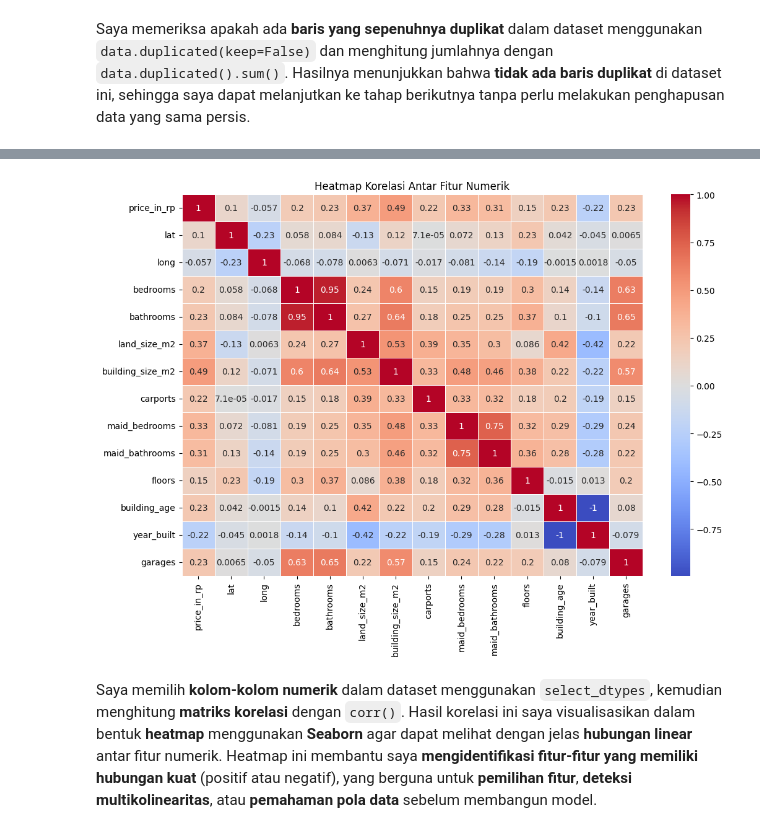
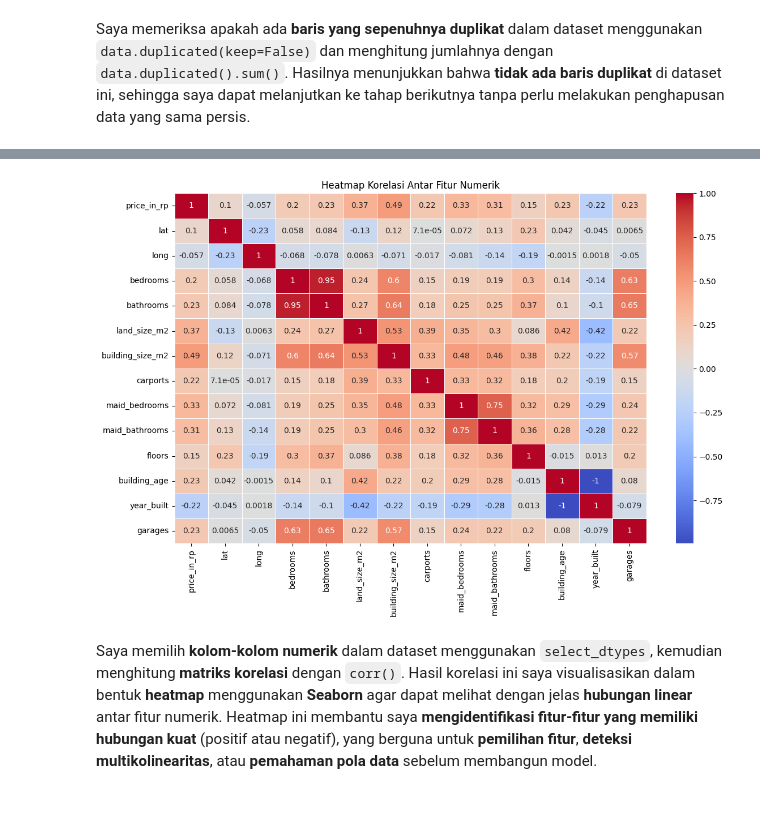
Before and after one commit to aldyNaufal/regression_house_price, a Jupyter notebook: notebook/main.ipynb, the cells around one changed output, grey strips where cells are left out. Cells and saved outputs as stored; diff of their text form; code cells hidden in the pictures; blank space fills up the shorter version.

```diff
--- a/notebook/main.ipynb
+++ b/notebook/main.ipynb
@@ -199,17 +183,20 @@ plt.show()
 # %%
 # Ambil hanya kolom numerik
 numeric_data = data.select_dtypes(include=['float64', 'int64'])
 
 # Buat korelasi
 corr_matrix = numeric_data.corr()
 
 # Plot heatmap
 plt.figure(figsize=(12, 8))
 sns.heatmap(corr_matrix, annot=True, cmap='coolwarm', linewidths=0.5)
 plt.title('Heatmap Korelasi Antar Fitur Numerik')
+plt.tight_layout()
+plt.savefig("../images/heatmap_korelasi.png")
 plt.show()
+plt.close()
 # %% [output]
-[figure, old version]
+[figure, new version]
 # %% [markdown]
 Saya memilih **kolom-kolom numerik** dalam dataset menggunakan `select_dtypes`, kemudian menghitung **matriks korelasi** dengan `corr()`. Hasil korelasi ini saya visualisasikan dalam bentuk **heatmap** menggunakan **Seaborn** agar dapat melihat dengan jelas **hubungan linear** antar fitur numerik. Heatmap ini membantu saya **mengidentifikasi fitur-fitur yang memiliki hubungan kuat** (positif atau negatif), yang berguna untuk **pemilihan fitur**, **deteksi multikolinearitas**, atau **pemahaman pola data** sebelum membangun model.
 # %% [markdown]
```
Also changed, not shown: parts of 4 cells of this notebook, 6 other files.
